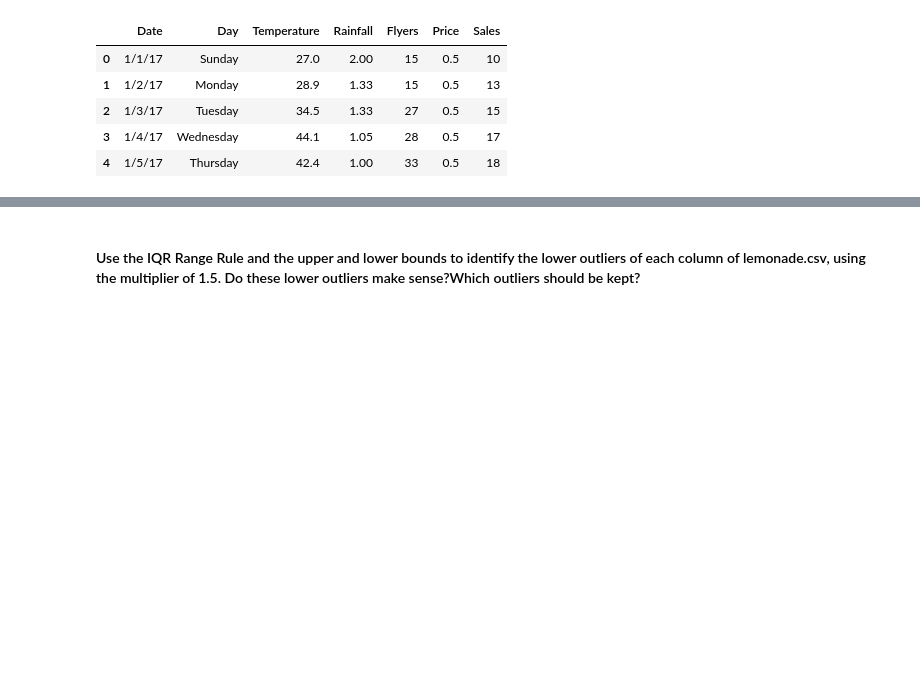
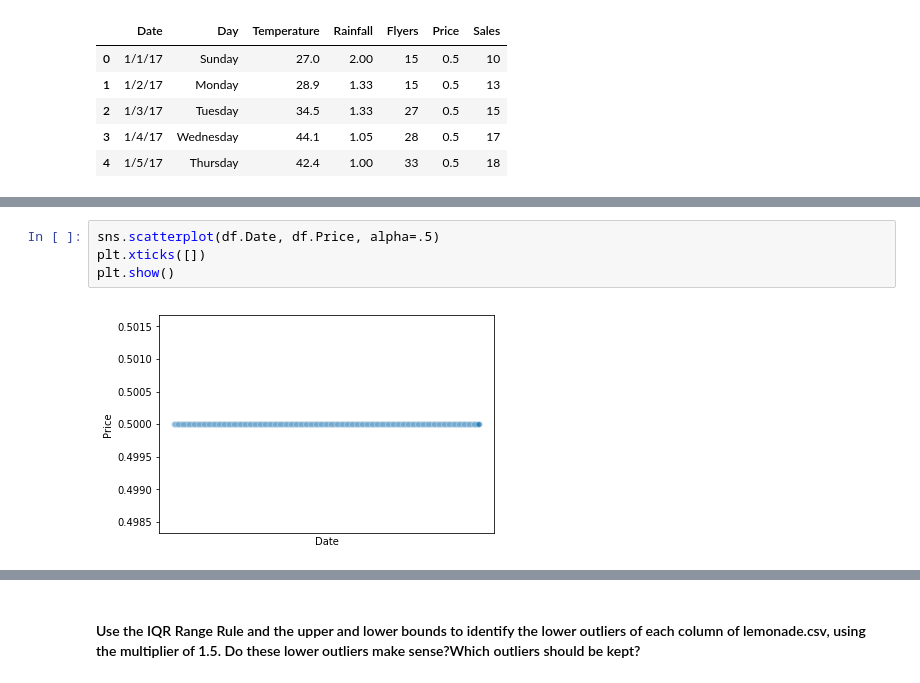
Before and after one commit to misty-garcia/ds-methodologies-exercises, a Jupyter notebook: anomaly_detection/continuous-probabilistic-methods.ipynb, the cells around one changed output, grey strips where cells are left out. Saved outputs shown, nothing was run; the diff lists cells and outputs as text; blank space fills up the shorter version.

```diff
--- a/anomaly_detection/continuous-probabilistic-methods.ipynb
+++ b/anomaly_detection/continuous-probabilistic-methods.ipynb
@@ -61,0 +97,6 @@ memory usage: 20.1+ KB
+# %%
+sns.scatterplot(df.Date, df.Price, alpha=.5)
+plt.xticks([])
+plt.show()
+# %% [output]
+[figure, added]
```
Also changed, not shown: parts of 10 cells of this notebook.
